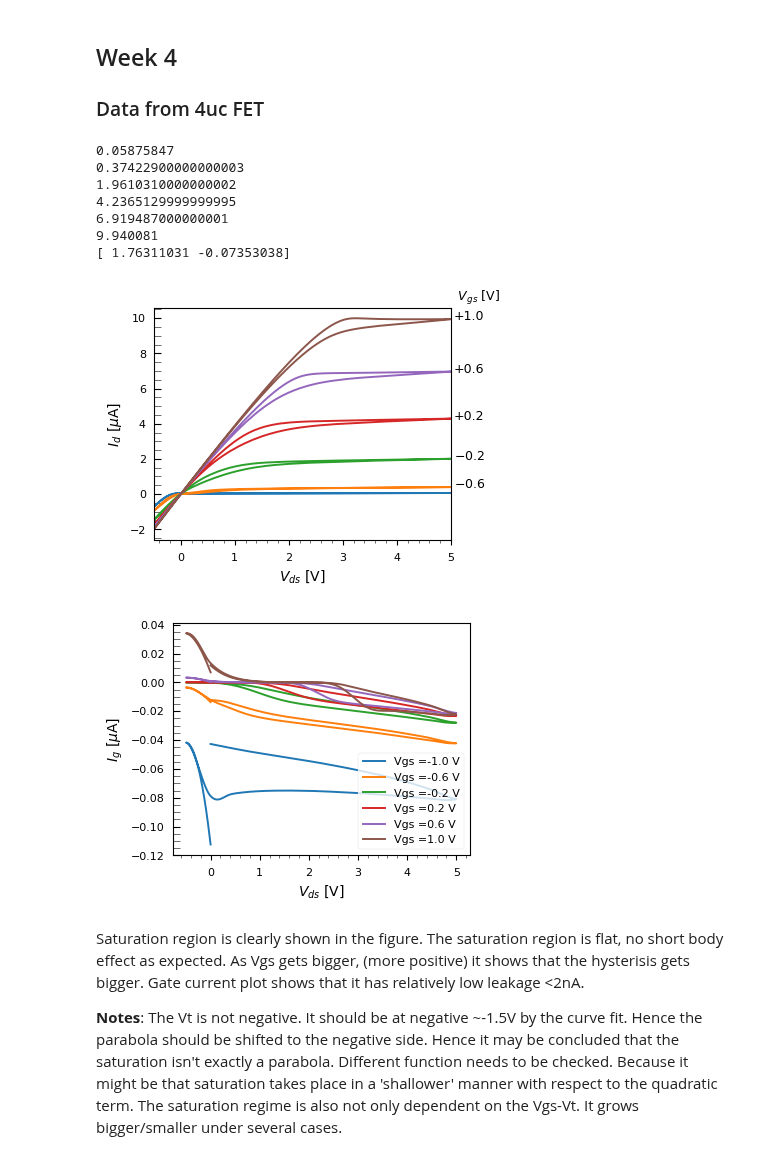
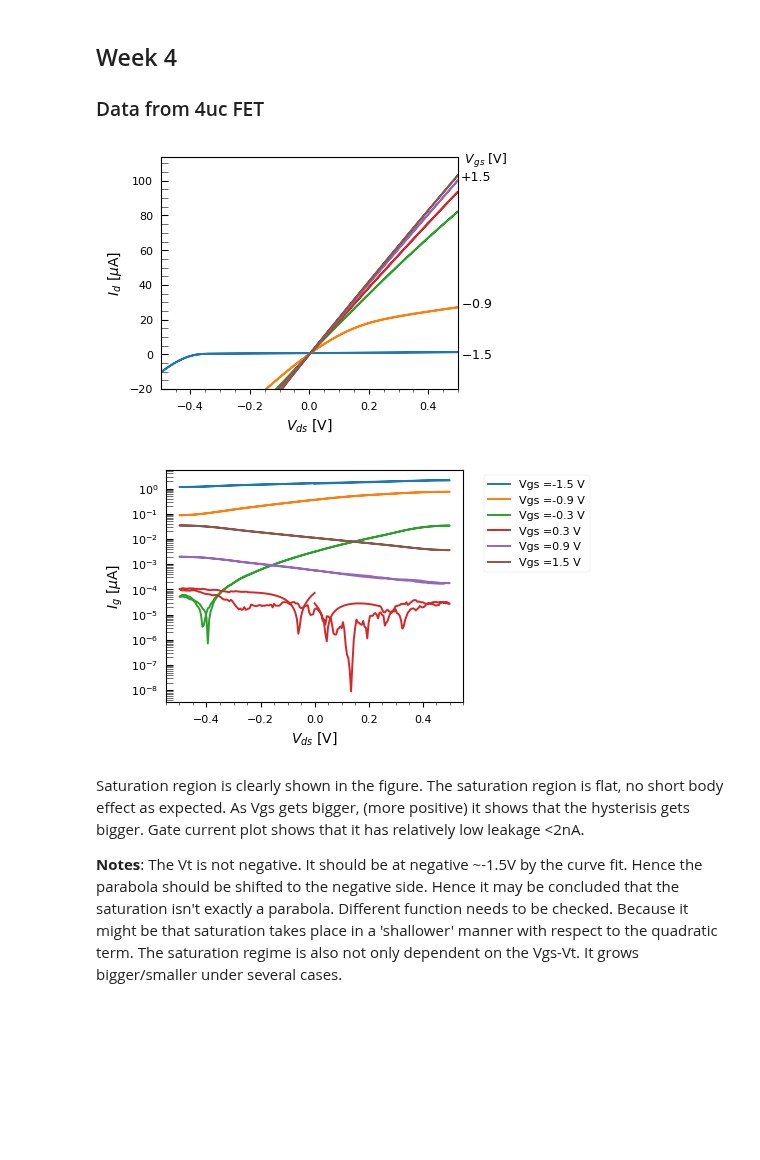
Before and after one commit to prabowobagas/Jupyter-Notebook-Thesis, a Jupyter notebook: Weekly Journal.ipynb, the cells around one changed output. Drawn from its saved outputs; the diff is of its cells as text; code cells hidden in the pictures; blank space fills up the shorter version.

Commit message:
plotting for low temperature

```diff
--- a/Weekly Journal.ipynb
+++ b/Weekly Journal.ipynb
@@ -256,9 +256,11 @@ data_width = 606
 
 dataparsing(input_file, output_file, data_width)
 # %%
+# Vds variable plotter
+# %matplotlib notebook
 def wrapper_vds(dataframe):
     dataframe.drop('Unnamed: 5', axis=1,inplace=True)
-    dataframe.columns = ['time','Vgs','Vds','Ids','Igs']
+    dataframe.columns = ['time','Vgs','Vds','Igs','Ids']
     return dataframe
 
 def new_range(start,end,step):
@@ -282,8 +284,6 @@ def plus_string(number):
         x = '$-$' + str(round(abs(number), 2))
     elif number > 0:
         x = '+' + str(round(number, 2))
-    elif number == 0:
-        x = 0
     return x
 
 fig1 = plt.figure(1)
@@ -296,84 +296,77 @@ ax2 = fig2.add_subplot(1, 1, 1)
 # ax3 = fig2.add_subplot(1, 1, 1)
 
 V_sat_data = []
-for i in new_range(1, 21, 4):    # set number of data here: max # 36
+for i in new_range(1, 31, 6):    # set number of data here:
 
     # df1 = pd.read_csv('Data\\dev15\\dev15_vsd\\dev15_dataset'+str(i)+'.txt',sep='\t',skiprows = [0,1,2])
-    df2 = pd.read_csv('Data\\4_uc_new device\\dev16\\Dev16_RoomT_Vds_sweep\\dev16_dataset'+str(i)+'.txt',sep='\t',skiprows = [0,1,2])
+    df2 = pd.read_csv('Data\\4_uc_new device\\dev16\\Dev16_LowT_Vds_sweep\\dev16_dataset'+str(i)+'.txt',sep='\t',skiprows = [0,1,2])
+
     # df_wrap1 = wrapper_vds(df1)
     df_wrap2 = wrapper_vds(df2)
 
-    Vgs = round(-1 + (0.1*i-0.1),2)
-
+    Vgs = -1.5 + (0.1*i-0.1)
     Ids_list = df_wrap2['Ids'] # Still in ampere
     Vds_list = df_wrap2['Vds']
-    V_sat_index = find_nearest(Vds_list[1:1200], Vgs+1.0)
+    V_sat_index = find_nearest(Vds_list[1:1200], Vgs+1.8)
     V_sat_data.append((Vds_list[V_sat_index], Ids_list[V_sat_index]/10**(-6)))
 
     Igs_smooth = savgol_filter(df_wrap2['Igs'],99,3)  # Filter out noise with savgol filter
-    # plt.plot(df_wrap1['Vds'], df_wrap1['Ids']/(10)**(-6), label = 'Vgs ='+str((i*-100)+100)+'mV',linestyle = 'dashed')
     ax.plot(df_wrap2['Vds'], df_wrap2['Ids']/(10)**(-6), label = 'Vgs ='+str(round(Vgs,2))+' V')
-    print(Ids_list[500]/(10)**(-6) )
-    if Vgs >= -0.6:
-        ax.text(5+0.05, Ids_list[500]/(10)**(-6) , plus_string(Vgs), withdash=False, fontsize=9)
-    elif Vgs == -0.8:
-        ax.text(5+0.05, Ids_list[100]/(10)**(-6) -0.5, plus_string(Vgs), withdash=False, fontsize=9)
-
-    ax2.plot(df_wrap2['Vds'], Igs_smooth/(10**(-6)), label = 'Vgs ='+str(round(Vgs,2))+' V') # Ig is in micro-amps
+    if -1.1 <= Vgs <= -0.5:
+        ax.text(0.5+0.01, Ids_list[303]/(10)**(-6), plus_string(Vgs),  withdash=False, fontsize=9)
+    elif Vgs >= 1.5:
+        ax.text(0.5+0.01, Ids_list[303]/(10)**(-6), plus_string(Vgs),  withdash=False, fontsize=9)
+    elif Vgs <= -1.5:
+        ax.text(0.5+0.01, Ids_list[303]/(10)**(-6) -3.5, plus_string(Vgs),  withdash=False, fontsize=9)
+    ax2.semilogy(df_wrap2['Vds'], abs(Igs_smooth/(10**(-6))), label = 'Vgs ='+str(round(Vgs,2))+' V') # Ig is in micro-amps
 
 
 
-Vds_tuple, Ids_tuple = zip(*V_sat_data)
-popt, pcov = curve_fit(quadratic_fitting, Vds_tuple, Ids_tuple)
-print(popt)
-Vds_new = np.linspace(popt[1], 5, num = 100, endpoint=True)
-Ids_new = quadratic_fitting(Vds_new, *popt)
-# ax.plot(Vds_tuple,Ids_tuple)
+# Vds_tuple, Ids_tuple = zip(*V_sat_data)
+# popt, pcov = curve_fit(quadratic_fitting, Vds_tuple, Ids_tuple)
+# print(popt)
+# Vds_new = np.linspace(popt[1], 5, num = 100, endpoint=True)
+# Ids_new = quadratic_fitting(Vds_new, *popt)
+# # ax.plot(Vds_tuple,Ids_tuple)
 # ax.plot(Vds_new, Ids_new)
 # ax.scatter(Vds_tuple, Ids_tuple)
 
 
 ## Plot setting for fig1 (Id vs Vds)
 # ax.set_title('100$\mu m^2$ Gate Area')
 ax.set_xlabel('$V_{ds}$ [V]', fontsize=10)
 ax.set_ylabel('$I_{d}$ [$\mu$A]', fontsize=10)
 # ax.legend(bbox_to_anchor=(1.05, 1), loc=2)
+ax.set_xlim(-0.5, 0.5)
+ax.set_ylim(-20,)
 
 ax.minorticks_on()
 ax.tick_params(axis = 'y', which = 'both', length=5, direction='in')
 ax.tick_params(axis = 'both', which = 'minor', labelsize = 9)
-ax.text(5+0.05, 11, ' $V_{gs}$ [V]',  withdash=False, fontsize=9) # Vgs label is set manually
-ax.set_xlim(-0.5, 5)
+ax.text(0.5+0.01, 110, ' $V_{gs}$ [V]',  withdash=False, fontsize=9) # Vgs label is set manually
 fig1.set_size_inches(plot_width*1.1, plot_height*1.4)
-# fig1.savefig('Figures\\Dev16_batch2_Vds_sweep-Ids.pdf', format='pdf', bbox_inches='tight')
+# fig1.savefig('Figures\\Dev16_LowT_Vds_sweep-Ids.pdf', format='pdf', bbox_inches='tight')
 
 
 ## plot setting for fig2 (Ig vs Vds)
 ax2.legend(prop={'size': 8}, loc=1, bbox_to_anchor=(1,1), bbox_transform=ax2.transAxes)
 # ax2.set_title('100$\mu m^2$ Gate Area')
 ax2.set_xlabel('$V_{ds}$ [V]', fontsize=10)
 ax2.set_ylabel('$I_{g}$ [$\mu$A]', fontsize=10)
 ax2.minorticks_on()
+# ax2.set_ylim(-0.001,0.001)
 ax2.tick_params(axis = 'y', which = 'both', length=5, direction='in')
+ax2.legend(bbox_to_anchor=(1.05, 1), loc=2)
+
 ax2.tick_params(axis = 'both', which = 'minor', labelsize = 9)
 fig2.set_size_inches(plot_width*1.1, plot_height*1.4)
-ax2.legend(loc=4)
 
-# ax2.set_ylim(-0.01, 0.01)
-# ax2.set_xlim(-0.5, 5)
-fig2.savefig('Figures\\Dev16_batch2_Vds_sweep-Igs.pdf', format='pdf', bbox_inches='tight')
+fig2.savefig('Figures\\Dev16_LowT_Vds_sweep-Igs.pdf', format='pdf', bbox_inches='tight')
 
 # Fig 3 setting
 # %% [output]
-0.05875847
-0.37422900000000003
-1.9610310000000002
-4.2365129999999995
-6.919487000000001
-9.940081
-[ 1.76311031 -0.07353038]
-[figure, old version]
+[figure, new version]
-[figure, old version]
+[figure, new version]
 # %% [markdown]
 Saturation region is clearly shown in the figure. The saturation region is flat, no short body effect as expected. As Vgs gets bigger, (more positive) it shows that the hysterisis gets bigger. Gate current plot shows that it has relatively low leakage <2nA.
 
```
Also changed, not shown: parts of 1 cell of this notebook, 4 other files.
